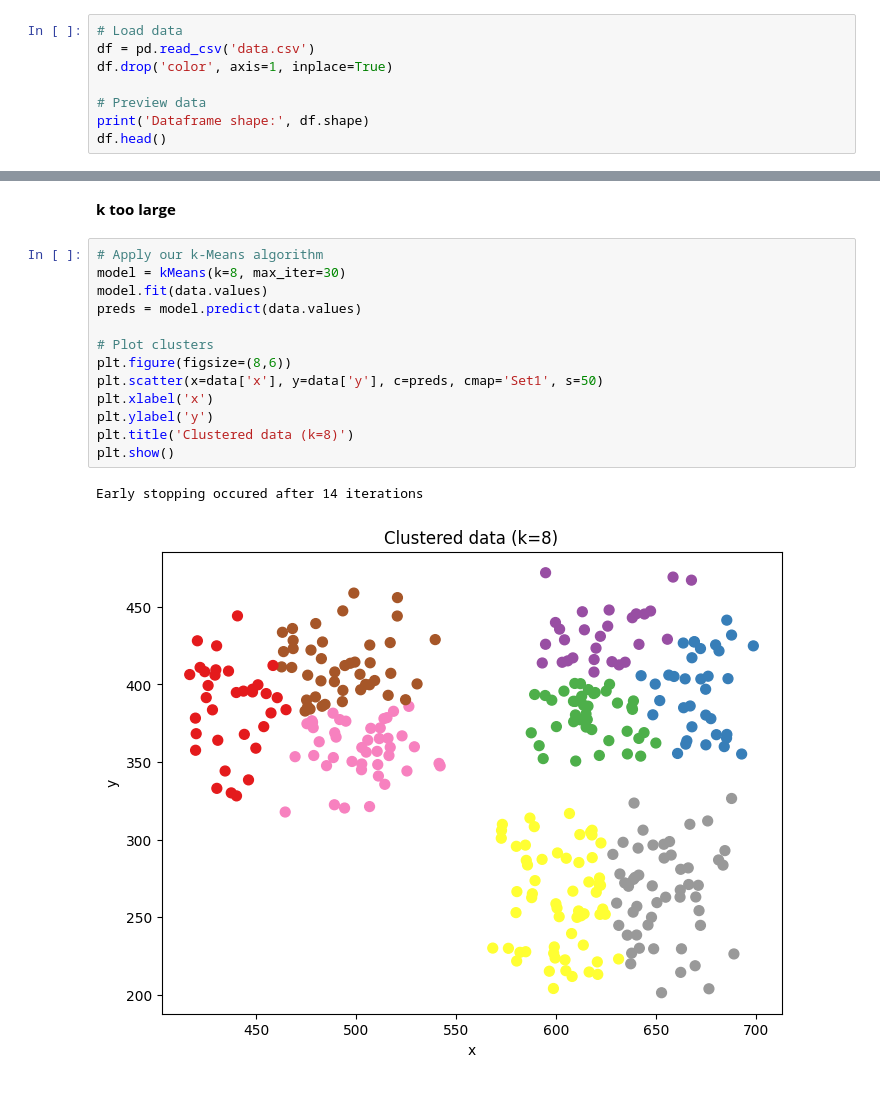
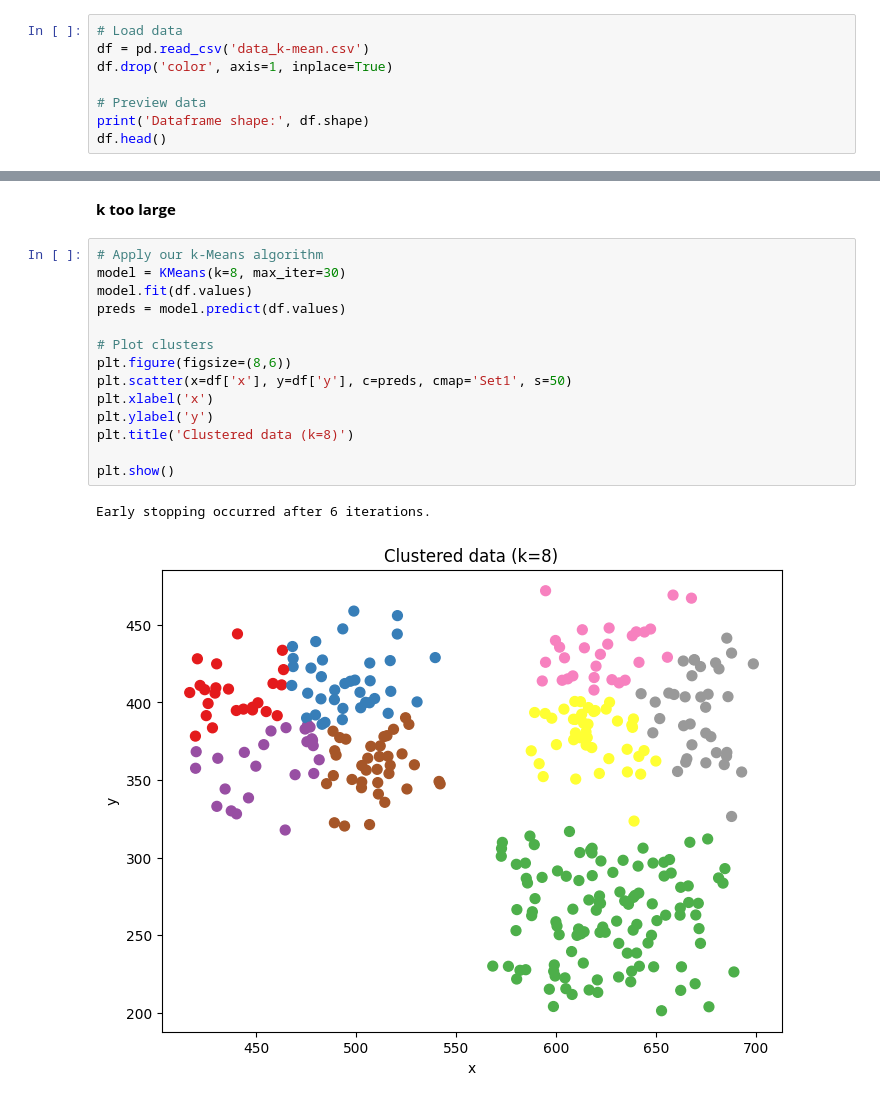
Before and after one commit to ali2yman/Machine_Learning, a Jupyter notebook: Unsupervised-ML/001 - k-means-from-scratch.ipynb, the cells around one changed output, grey strips where cells are left out. Saved outputs shown, nothing was run; the diff lists cells and outputs as text.

```diff
--- a/Unsupervised-ML/k-means-from-scratch.ipynb
+++ b/Unsupervised-ML/001 - k-means-from-scratch.ipynb
@@ -34,7 +34,7 @@ I will apply the k-Means algorithm to a **small dataset**.
 **Load data**
 # %%
 # Load data
-df = pd.read_csv('data.csv')
+df = pd.read_csv('data_k-mean.csv')
 df.drop('color', axis=1, inplace=True)
 
 # Preview data
@@ -249,18 +245,19 @@ Early stopping occured after 7 iterations
 **k too large**
 # %%
 # Apply our k-Means algorithm
-model = kMeans(k=8, max_iter=30)
-model.fit(data.values)
-preds = model.predict(data.values)
+model = KMeans(k=8, max_iter=30)
+model.fit(df.values)
+preds = model.predict(df.values)
 
 # Plot clusters
 plt.figure(figsize=(8,6))
-plt.scatter(x=data['x'], y=data['y'], c=preds, cmap='Set1', s=50)
+plt.scatter(x=df['x'], y=df['y'], c=preds, cmap='Set1', s=50)
 plt.xlabel('x')
 plt.ylabel('y')
 plt.title('Clustered data (k=8)')
+
 plt.show()
 # %% [output]
-Early stopping occured after 14 iterations
+Early stopping occurred after 6 iterations.
-[figure, old version]
+[figure, new version]
 # %%
```
Also changed, not shown: parts of 6 cells of this notebook, 11 other files.
